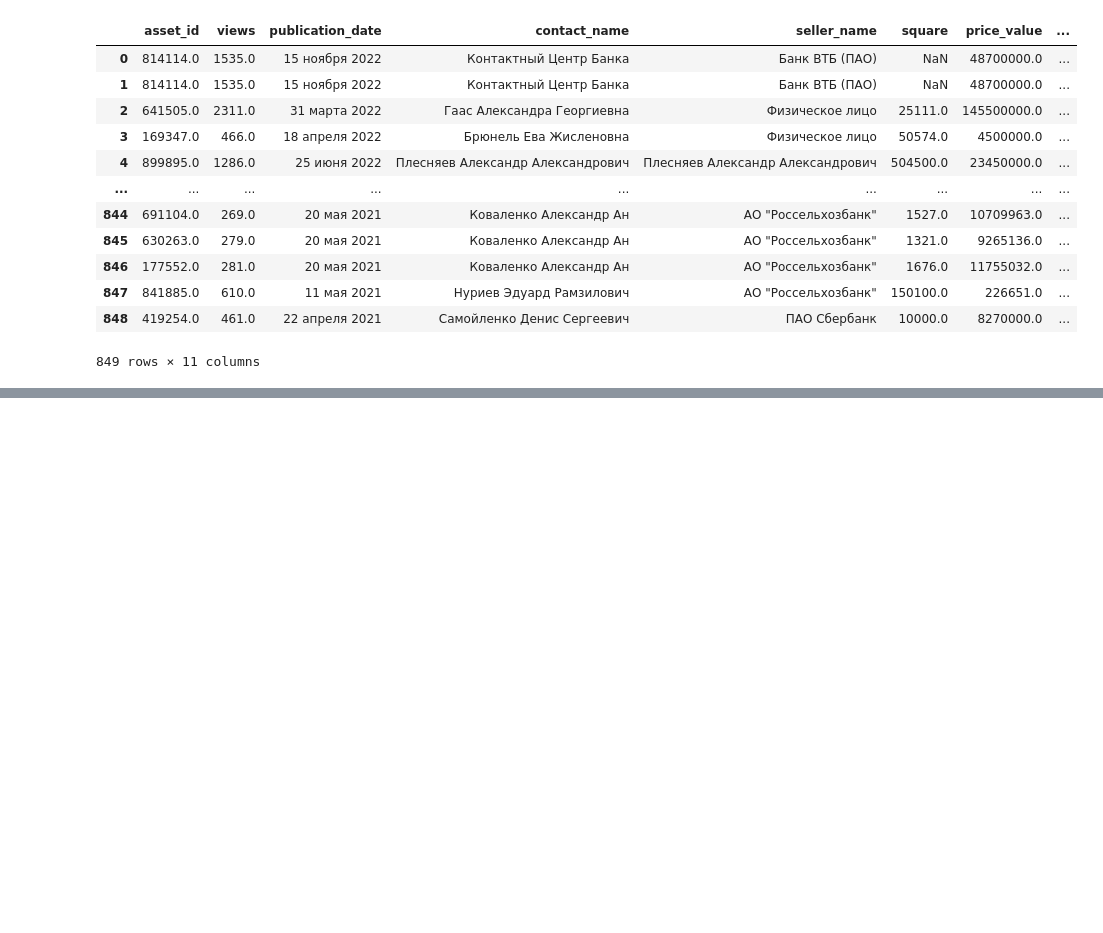
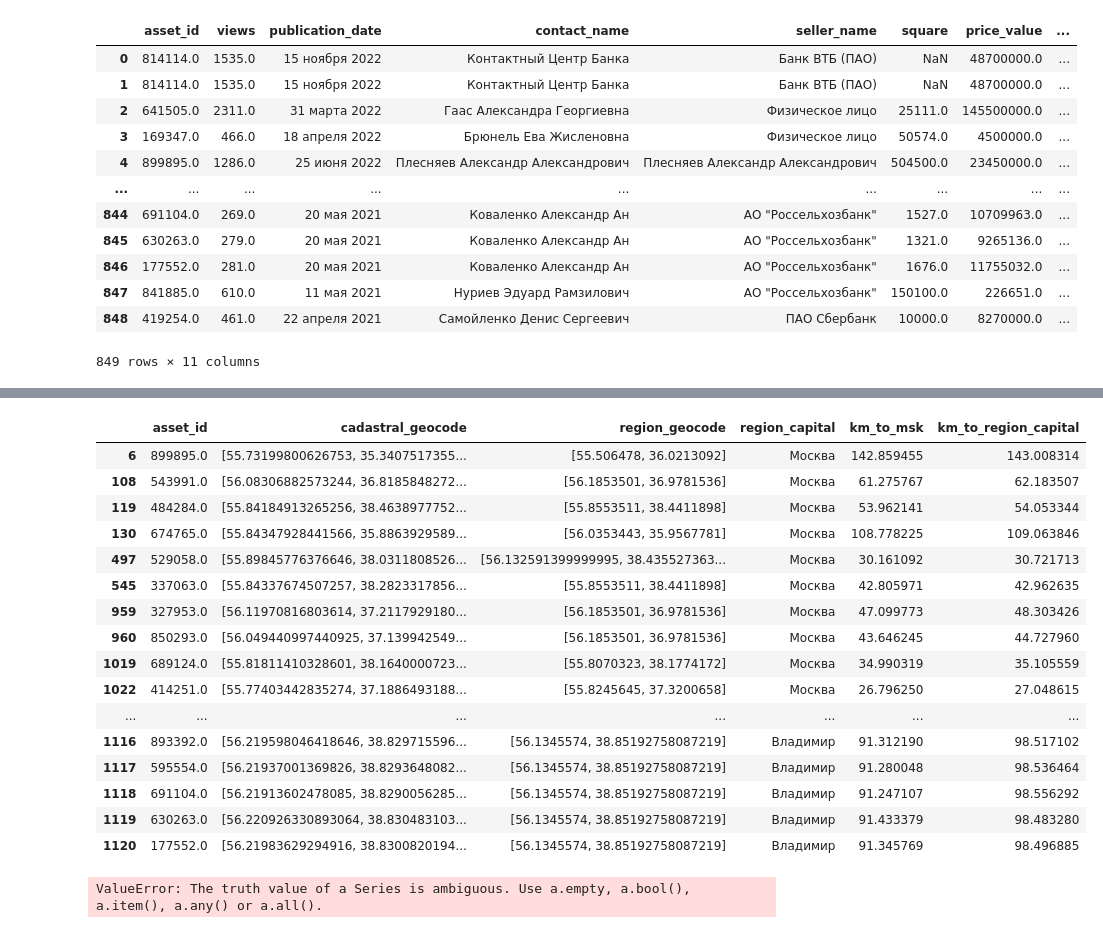
Before and after one commit to damnpav/liens_watching, a Jupyter notebook: data_eda17_01_23.ipynb, the cells around one changed output, grey strips where cells are left out. Saved outputs shown, nothing was run; the diff lists cells and outputs as text; code cells hidden in the pictures; blank space fills up the shorter version.

```diff
--- a/data_eda17_01_23.ipynb
+++ b/data_eda17_01_23.ipynb
@@ -252,0 +483,2 @@ lien_df  # добавили дистанцию
+# %%
+lien_df = lien_df.merge(buf_df, on='region_capital', how='left')
@@ -252,0 +505,2 @@ lien_df  # добавили дистанцию
+# %%
+lien_df1 = lien_df.drop_duplicates(subset=['asset_id'])
@@ -252,0 +523,13 @@ lien_df  # добавили дистанцию
+# %%
+def get_distance_to_region_capital(row):
+    """
+    Function to get distance from point to Moscow
+    :param row:
+    :return:
+    """
+    if len(str(row['region_capital_geocode'])) < 5:
+        return np.NaN
+
+    if '[' in str(row['cadastral_geocode']):
+        return geopy.distance.geodesic(ast.literal_eval(row['cadastral_geocode']), row['region_capital_geocode']).km
+    return np.NaN
@@ -252,0 +560,21 @@ lien_df  # добавили дистанцию
+# %%
+lien_df1.loc[lien_df1['km_to_region_capital']>lien_df1['km_to_msk'],
+             ['asset_id', 'cadastral_geocode', 'region_geocode', 'region_capital', 'km_to_msk', 'km_to_region_capital']]
+# %% [output]
+|  | asset_id | cadastral_geocode | region_geocode | region_capital | km_to_msk | km_to_region_capital |
+| 6 | 899895.0 | [55.73199800626753, 35.3407517355... | [55.506478, 36.0213092] | Москва | 142.859455 | 143.008314 |
+| 108 | 543991.0 | [56.08306882573244, 36.8185848272... | [56.1853501, 36.9781536] | Москва | 61.275767 | 62.183507 |
+| 119 | 484284.0 | [55.84184913265256, 38.4638977752... | [55.8553511, 38.4411898] | Москва | 53.962141 | 54.053344 |
+| 130 | 674765.0 | [55.84347928441566, 35.8863929589... | [56.0353443, 35.9567781] | Москва | 108.778225 | 109.063846 |
+| 497 | 529058.0 | [55.89845776376646, 38.0311808526... | [56.132591399999995, 38.435527363... | Москва | 30.161092 | 30.721713 |
+| 545 | 337063.0 | [55.84337674507257, 38.2823317856... | [55.8553511, 38.4411898] | Москва | 42.805971 | 42.962635 |
+| 959 | 327953.0 | [56.11970816803614, 37.2117929180... | [56.1853501, 36.9781536] | Москва | 47.099773 | 48.303426 |
+| 960 | 850293.0 | [56.049440997440925, 37.139942549... | [56.1853501, 36.9781536] | Москва | 43.646245 | 44.727960 |
+| 1019 | 689124.0 | [55.81811410328601, 38.1640000723... | [55.8070323, 38.1774172] | Москва | 34.990319 | 35.105559 |
+| 1022 | 414251.0 | [55.77403442835274, 37.1886493188... | [55.8245645, 37.3200658] | Москва | 26.796250 | 27.048615 |
+| ... | ... | ... | ... | ... | ... | ... |
+| 1116 | 893392.0 | [56.219598046418646, 38.829715596... | [56.1345574, 38.85192758087219] | Владимир | 91.312190 | 98.517102 |
+| 1117 | 595554.0 | [56.21937001369826, 38.8293648082... | [56.1345574, 38.85192758087219] | Владимир | 91.280048 | 98.536464 |
+| 1118 | 691104.0 | [56.21913602478085, 38.8290056285... | [56.1345574, 38.85192758087219] | Владимир | 91.247107 | 98.556292 |
+| 1119 | 630263.0 | [56.220926330893064, 38.830483103... | [56.1345574, 38.85192758087219] | Владимир | 91.433379 | 98.483280 |
+| 1120 | 177552.0 | [56.21983629294916, 38.8300820194... | [56.1345574, 38.85192758087219] | Владимир | 91.345769 | 98.496885 |
@@ -252,0 +583,4 @@ lien_df  # добавили дистанцию
+# %%
+lien_df1['price_by_square'] = lien_df1['price_value'] / lien_df1['square'] if pd.notnull(lien_df1['square']) else np.NaN
+# %% [output]
+ValueError: The truth value of a Series is ambiguous. Use a.empty, a.bool(), a.item(), a.any() or a.all().
```
Also changed, not shown: parts of 55 cells of this notebook.
